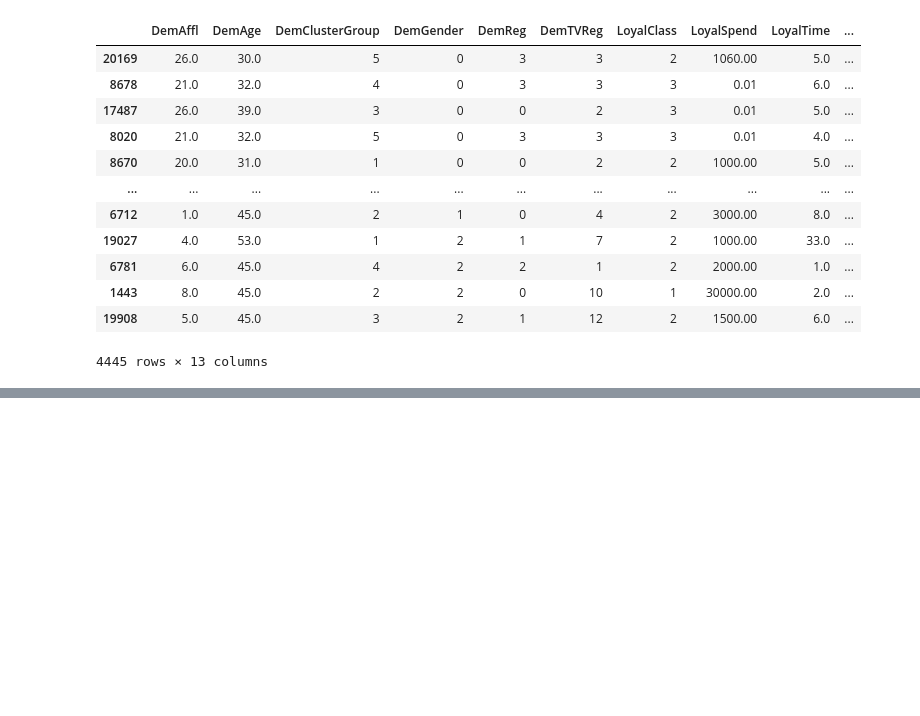
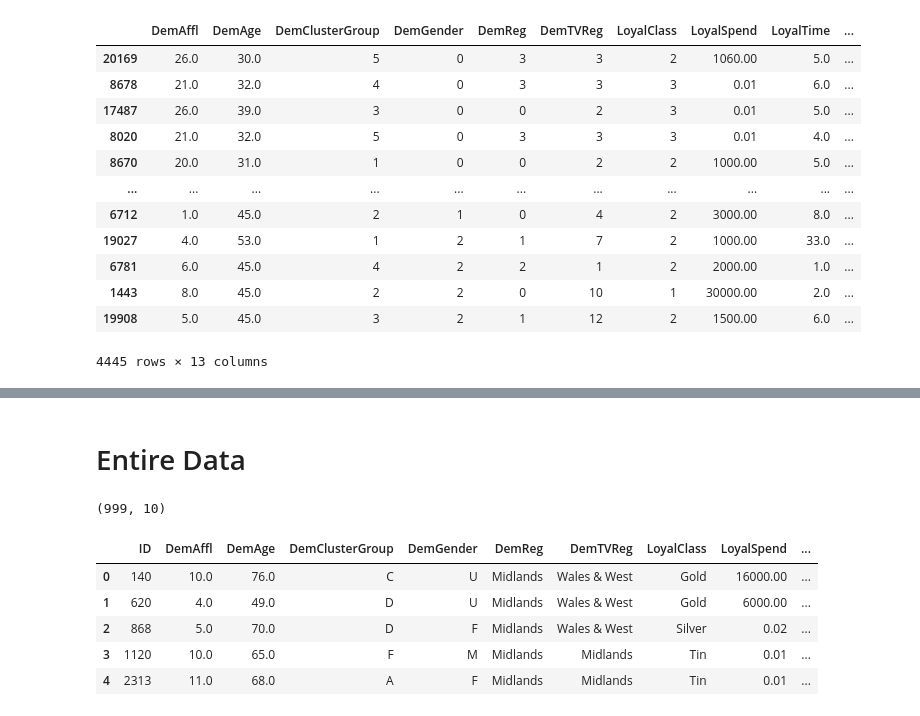
Before and after one commit to sathwik238/Loyalty-Program-Marketing-Analytics, a Jupyter notebook: Marketing_Campaign_Analytics.ipynb, the cells around one changed output, grey strips where cells are left out. Saved outputs shown, nothing was run; the diff lists cells and outputs as text; code cells hidden in the pictures; blank space fills up the shorter version.

```diff
--- a/Marketing_Campaign_Analytics.ipynb
+++ b/Marketing_Campaign_Analytics.ipynb
@@ -542,2 +538,23 @@ decile_summary
 # %%
 # decile_summary.to_csv('data/decile_summary.csv', index=False)
+# %% [markdown]
+# Entire Data
+# %%
+# Using this sample analysis and projectin the results to the entire dataset, we can estimate the number of customers that will buy the product
+# and the number of customers that will not buy the product, and the revenue that will be generated from the customers that will buy the product
+# and the revenue that will be lost from the customers that will not buy the product. This will help in making business decisions and planning
+# marketing strategies to target the customers that are likely to buy the product and increase the revenue of the company.
+
+entire_data = pd.read_excel('data/a2_Dataset_90Percent.xlsx')
+print(entire_data.shape)
+
+
+entire_data.head()
+# %% [output]
+(999, 10)
+|  | ID | DemAffl | DemAge | DemClusterGroup | DemGender | DemReg | DemTVReg | LoyalClass | LoyalSpend | ... |
+| 0 | 140 | 10.0 | 76.0 | C | U | Midlands | Wales & West | Gold | 16000.00 | ... |
+| 1 | 620 | 4.0 | 49.0 | D | U | Midlands | Wales & West | Gold | 6000.00 | ... |
+| 2 | 868 | 5.0 | 70.0 | D | F | Midlands | Wales & West | Silver | 0.02 | ... |
+| 3 | 1120 | 10.0 | 65.0 | F | M | Midlands | Midlands | Tin | 0.01 | ... |
+| 4 | 2313 | 11.0 | 68.0 | A | F | Midlands | Midlands | Tin | 0.01 | ... |
```
Also changed, not shown: parts of 9 cells of this notebook.
